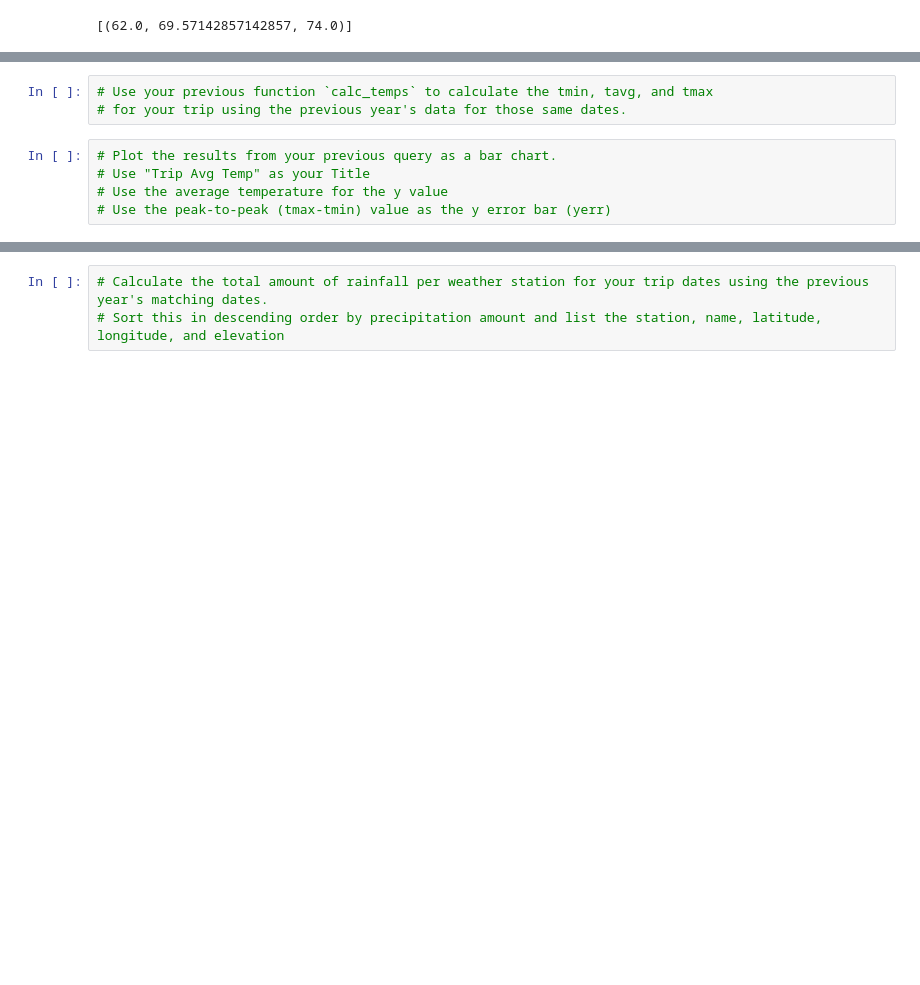
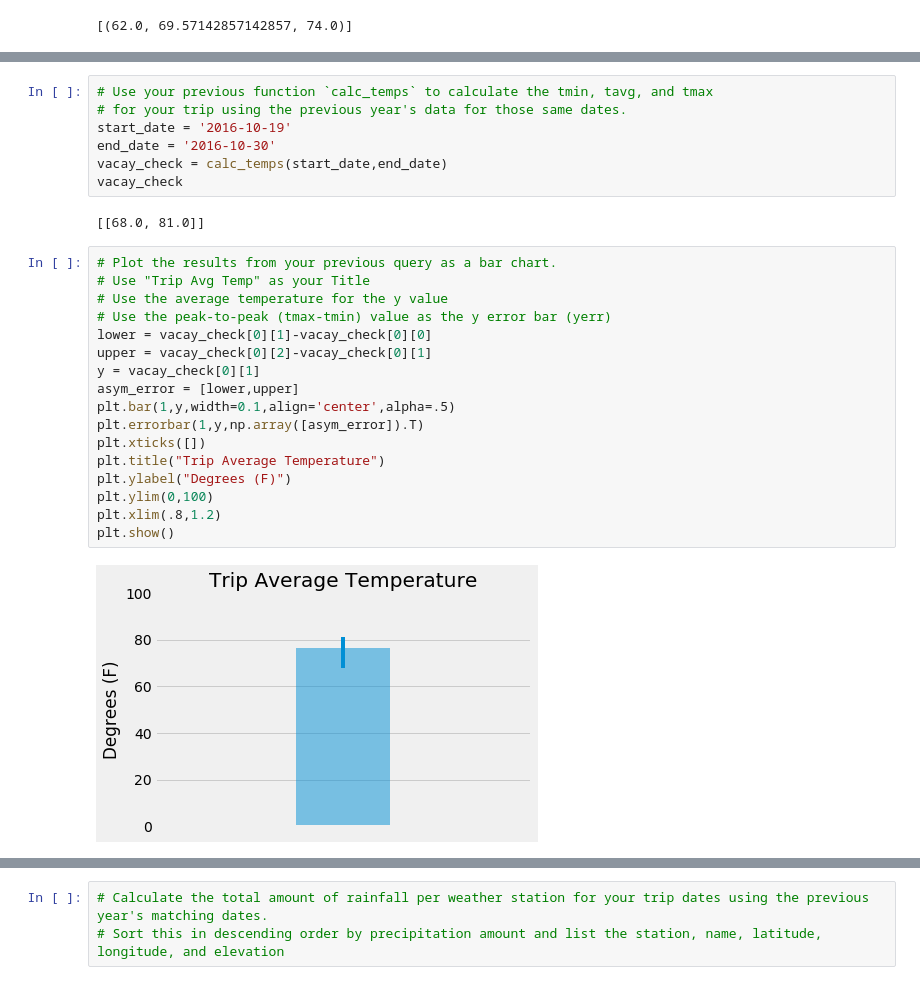
Before and after one commit to adrianavandeguchte/sqlalchemy-challenge, a Jupyter notebook: climate_starter.ipynb, the cells around one changed output, grey strips where cells are left out. Saved outputs shown, nothing was run; the diff lists cells and outputs as text; blank space fills up the shorter version.

Commit message:
Update climate_starter.ipynb
Added additional functionarlity and analysis

```diff
--- a/climate_starter.ipynb
+++ b/climate_starter.ipynb
@@ -158,8 +168,28 @@ print(calc_temps('2012-02-28', '2012-03-05'))
 # %%
 # Use your previous function `calc_temps` to calculate the tmin, tavg, and tmax
 # for your trip using the previous year's data for those same dates.
+start_date = '2016-10-19'
+end_date = '2016-10-30'
+vacay_check = calc_temps(start_date,end_date)
+vacay_check
+# %% [output]
+[[68.0, 81.0]]
 # %%
 # Plot the results from your previous query as a bar chart.
 # Use "Trip Avg Temp" as your Title
 # Use the average temperature for the y value
 # Use the peak-to-peak (tmax-tmin) value as the y error bar (yerr)
+lower = vacay_check[0][1]-vacay_check[0][0]
+upper = vacay_check[0][2]-vacay_check[0][1]
+y = vacay_check[0][1]
+asym_error = [lower,upper]
+plt.bar(1,y,width=0.1,align='center',alpha=.5)
+plt.errorbar(1,y,np.array([asym_error]).T)
+plt.xticks([])
+plt.title("Trip Average Temperature")
+plt.ylabel("Degrees (F)")
+plt.ylim(0,100)
+plt.xlim(.8,1.2)
+plt.show()
+# %% [output]
+[figure, added]
```
Also changed, not shown: parts of 3 cells of this notebook.
